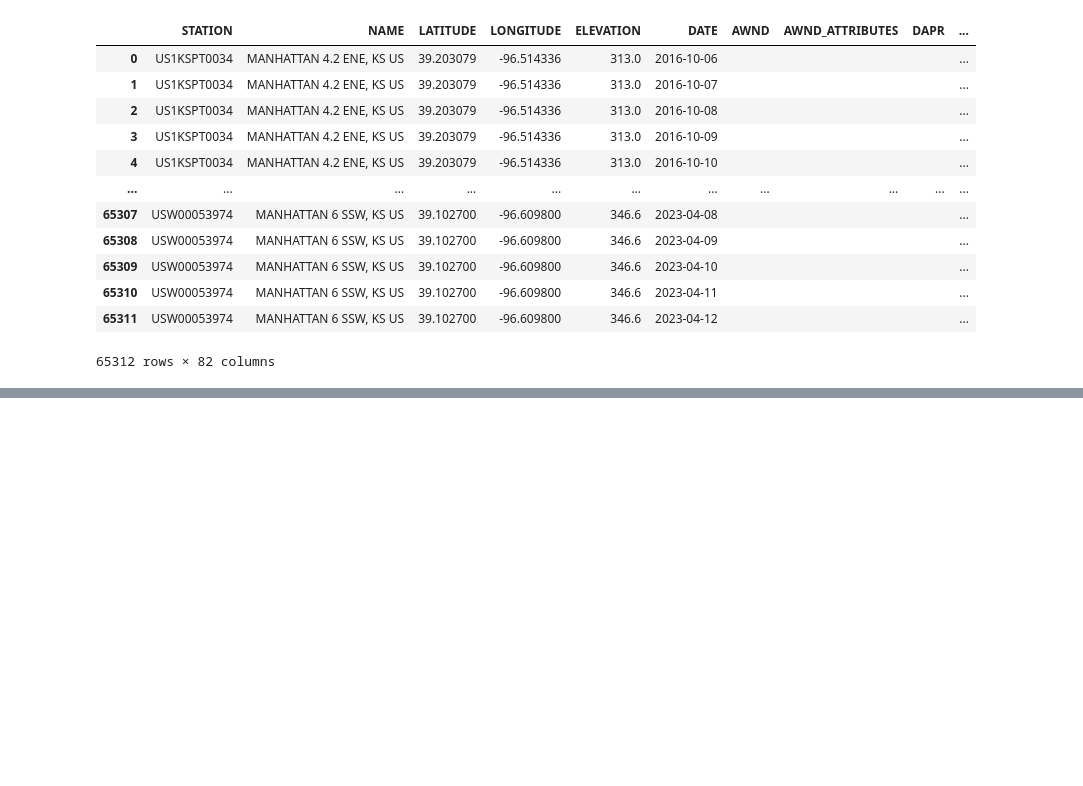
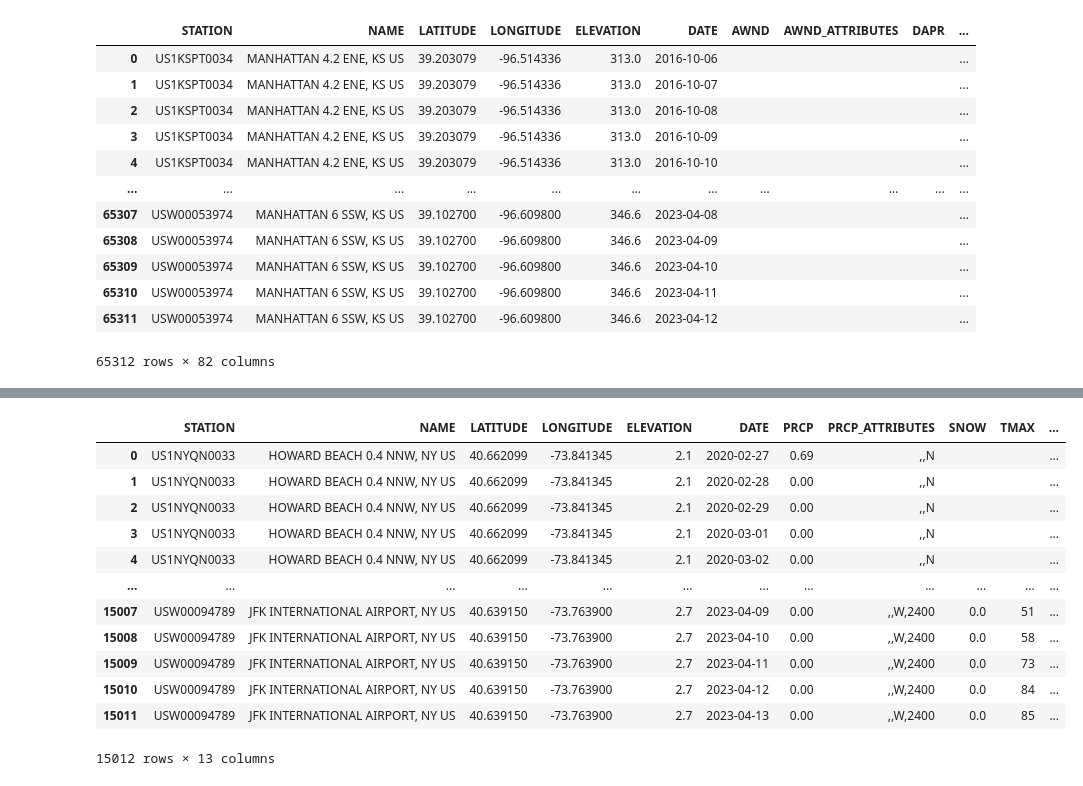
Before and after one commit to Clarkson-Applied-Data-Science/IA626_FinalProject_Energyanalysis, a Jupyter notebook: Final_Project.ipynb, the cells around one changed output, grey strips where cells are left out. Cells and saved outputs as stored; diff of their text form; code cells hidden in the pictures; blank space fills up the shorter version.

```diff
--- a/Final_Project.ipynb
+++ b/Final_Project.ipynb
@@ -650,0 +768,7 @@ brooklyn'''
+# %%
+#Loading Manhattan data into Que and cleaning the data as there are double quotes all over the dataset
+import pandas as pd
+que = pd.read_csv('Queens.csv',low_memory=False)
+que = que.replace('"', '', regex=True)
+que.columns = que.columns.str.strip()
+que
@@ -650,0 +789,26 @@ brooklyn'''
+# %%
+new_que = que.drop(['AWND', 'AWND_ATTRIBUTES', 'DAPR', 'DAPR_ATTRIBUTES', 'MDPR', 'MDPR_ATTRIBUTES',
+                  'PGTM', 'PGTM_ATTRIBUTES', 'SNOW_ATTRIBUTES', 'SNWD',
+                  'SNWD_ATTRIBUTES', 'TAVG', 'TAVG_ATTRIBUTES', 'WDF2', 'WDF2_ATTRIBUTES', 'WDF5', 'WDF5_ATTRIBUTES', 'WESD',
+                  'WESD_ATTRIBUTES', 'WESF', 'WESF_ATTRIBUTES', 'WSF2', 'WSF2_ATTRIBUTES', 'WSF5',
+                  'WSF5_ATTRIBUTES', 'WT01', 'WT01_ATTRIBUTES', 'WT02', 'WT02_ATTRIBUTES', 'WT03',
+                  'WT03_ATTRIBUTES', 'WT04', 'WT04_ATTRIBUTES', 'WT05', 'WT05_ATTRIBUTES', 'WT06',
+                  'WT06_ATTRIBUTES', 'WT08', 'WT08_ATTRIBUTES', 'WT09', 'WT09_ATTRIBUTES', 'WT13',
+                  'WT13_ATTRIBUTES', 'WT14', 'WT14_ATTRIBUTES', 'WT15', 'WT15_ATTRIBUTES','WT16',
+                  'WT16_ATTRIBUTES', 'WT18', 'WT18_ATTRIBUTES', 'WT22', 'WT22_ATTRIBUTES'], axis=1)
+
+new_que
+# %% [output]
+|  | STATION | NAME | LATITUDE | LONGITUDE | ELEVATION | DATE | PRCP | PRCP_ATTRIBUTES | SNOW | TMAX | ... |
+| 0 | US1NYQN0033 | HOWARD BEACH 0.4 NNW, NY US | 40.662099 | -73.841345 | 2.1 | 2020-02-27 | 0.69 | ,,N |  |  | ... |
+| 1 | US1NYQN0033 | HOWARD BEACH 0.4 NNW, NY US | 40.662099 | -73.841345 | 2.1 | 2020-02-28 | 0.00 | ,,N |  |  | ... |
+| 2 | US1NYQN0033 | HOWARD BEACH 0.4 NNW, NY US | 40.662099 | -73.841345 | 2.1 | 2020-02-29 | 0.00 | ,,N |  |  | ... |
+| 3 | US1NYQN0033 | HOWARD BEACH 0.4 NNW, NY US | 40.662099 | -73.841345 | 2.1 | 2020-03-01 | 0.00 | ,,N |  |  | ... |
+| 4 | US1NYQN0033 | HOWARD BEACH 0.4 NNW, NY US | 40.662099 | -73.841345 | 2.1 | 2020-03-02 | 0.00 | ,,N |  |  | ... |
+| ... | ... | ... | ... | ... | ... | ... | ... | ... | ... | ... | ... |
+| 15007 | USW00094789 | JFK INTERNATIONAL AIRPORT, NY US | 40.639150 | -73.763900 | 2.7 | 2023-04-09 | 0.00 | ,,W,2400 | 0.0 | 51 | ... |
+| 15008 | USW00094789 | JFK INTERNATIONAL AIRPORT, NY US | 40.639150 | -73.763900 | 2.7 | 2023-04-10 | 0.00 | ,,W,2400 | 0.0 | 58 | ... |
+| 15009 | USW00094789 | JFK INTERNATIONAL AIRPORT, NY US | 40.639150 | -73.763900 | 2.7 | 2023-04-11 | 0.00 | ,,W,2400 | 0.0 | 73 | ... |
+| 15010 | USW00094789 | JFK INTERNATIONAL AIRPORT, NY US | 40.639150 | -73.763900 | 2.7 | 2023-04-12 | 0.00 | ,,W,2400 | 0.0 | 84 | ... |
+| 15011 | USW00094789 | JFK INTERNATIONAL AIRPORT, NY US | 40.639150 | -73.763900 | 2.7 | 2023-04-13 | 0.00 | ,,W,2400 | 0.0 | 85 | ... |
+15012 rows × 13 columns
```
Also changed, not shown: parts of 14 cells of this notebook, 1 other file.
